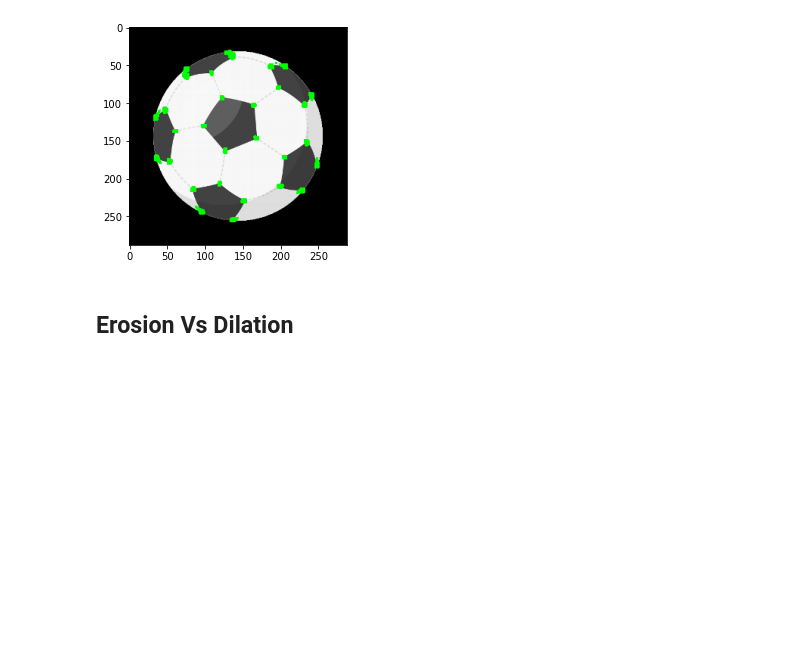
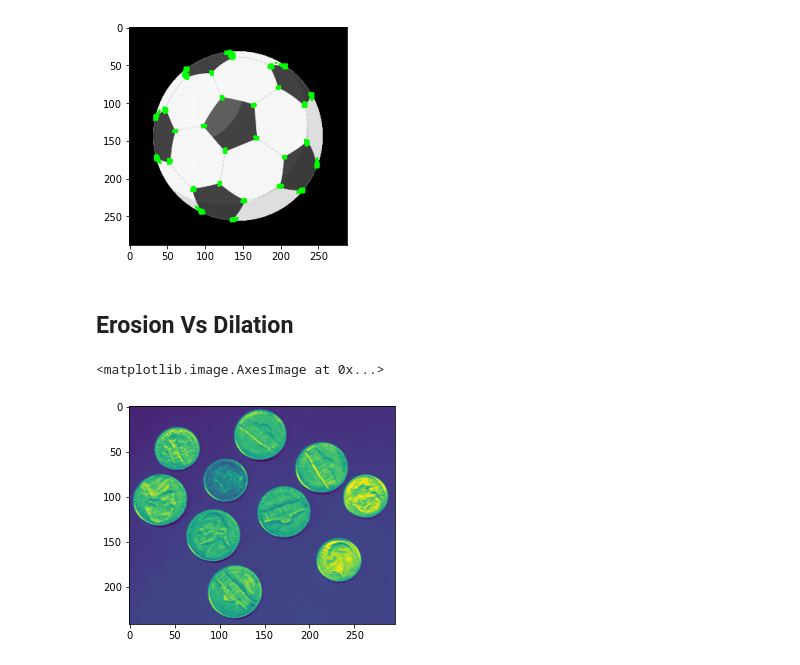
Before and after one commit to Mahreen-Asama/Computer-Vision, a Jupyter notebook: CornerDetection/Corner Detection.ipynb, the cells around one changed output. Cells and saved outputs as stored; diff of their text form; code cells hidden in the pictures; blank space fills up the shorter version.

```diff
--- a/CornerDetection/Corner Detection.ipynb
+++ b/CornerDetection/Corner Detection.ipynb
@@ -30,6 +30,9 @@ plt.imshow(img_ball)
 # %%
 coins_img = cv2.imread('coins.png',0)
 kernel = np.ones((5,5), np.uint8)
 coins_erosion = cv2.erode(coins_img, kernel, iterations=3)
 coins_dilation = cv2.dilate(coins_img, kernel, iterations=3)
-cv2_imshow(coins_img)
+plt.imshow(coins_img)
+# %% [output]
+<matplotlib.image.AxesImage at 0x...>
+[figure, added]
```
Also changed, not shown: 1 other file.
